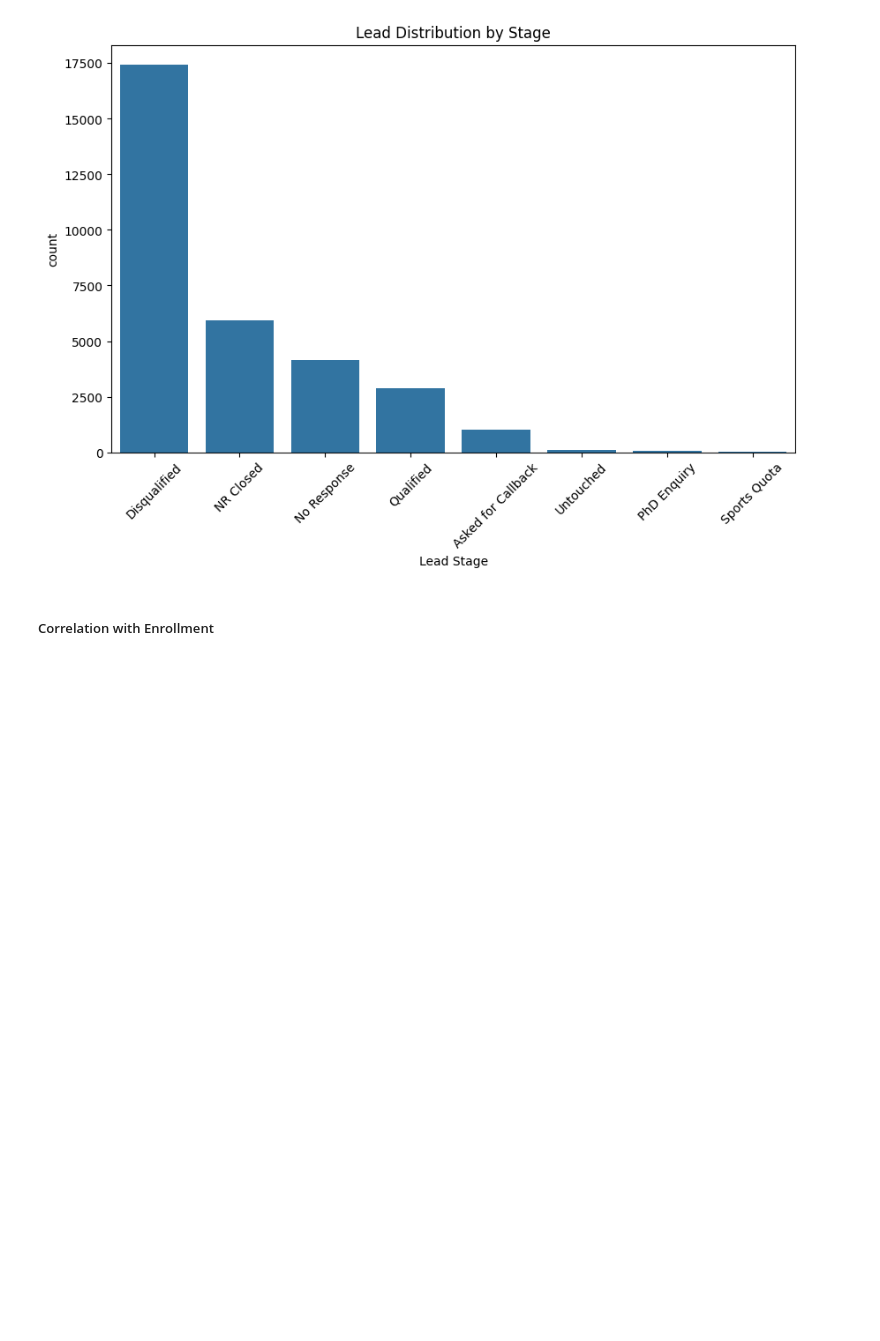
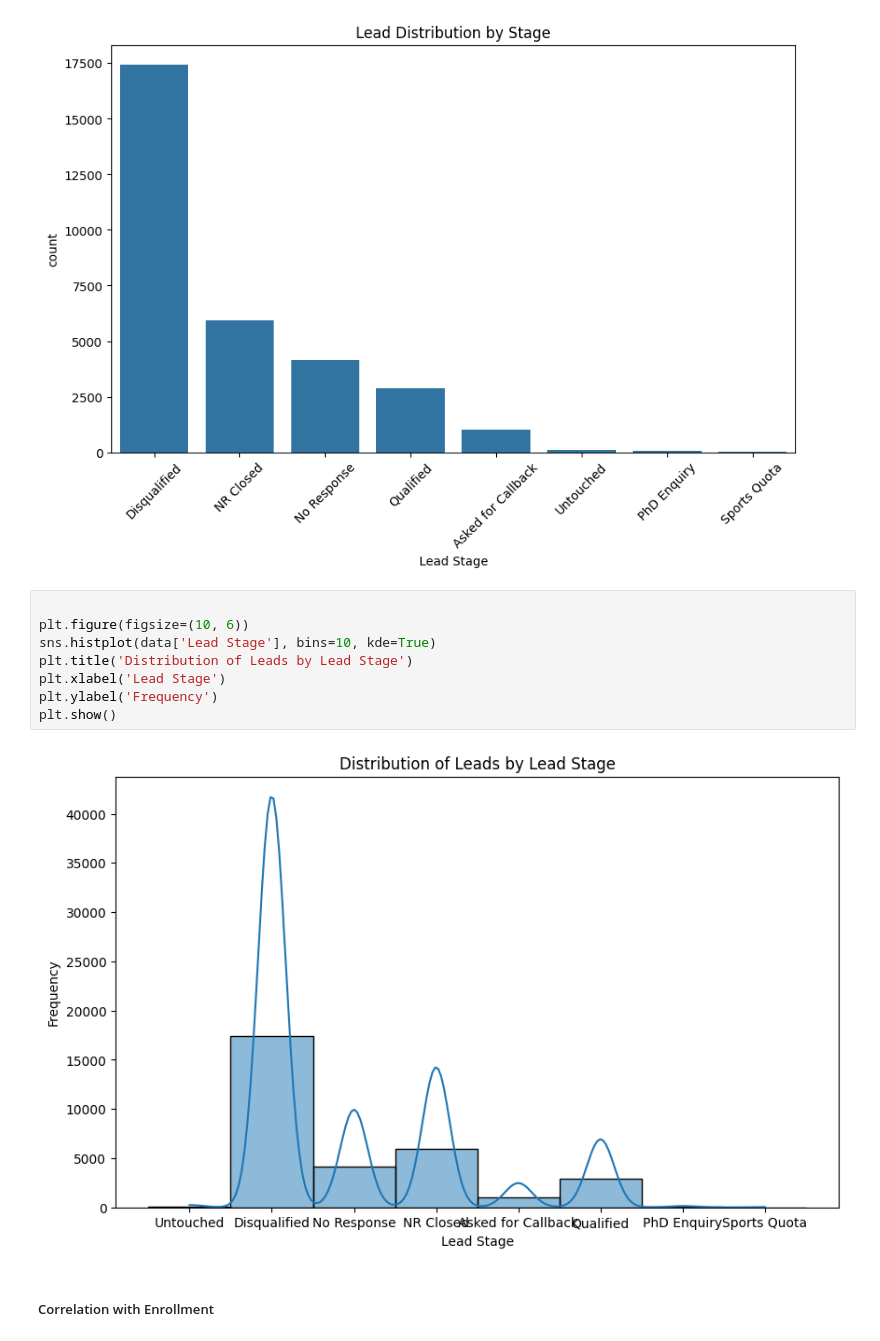
Before and after one commit to kunalmalav/task, a Jupyter notebook: task.ipynb, the cells around one changed output. Saved outputs shown, nothing was run; the diff lists cells and outputs as text; blank space fills up the shorter version.

```diff
--- a/task.ipynb
+++ b/task.ipynb
@@ -171,6 +171,16 @@ plt.xticks(rotation=45)
 plt.show()
 # %% [output]
 [figure]
+# %%
+
+plt.figure(figsize=(10, 6))
+sns.histplot(data['Lead Stage'], bins=10, kde=True)
+plt.title('Distribution of Leads by Lead Stage')
+plt.xlabel('Lead Stage')
+plt.ylabel('Frequency')
+plt.show()
+# %% [output]
+[figure, added]
 # %% [markdown]
 ##### Correlation with Enrollment
 # %%
```
Also changed, not shown: parts of 15 cells of this notebook.
